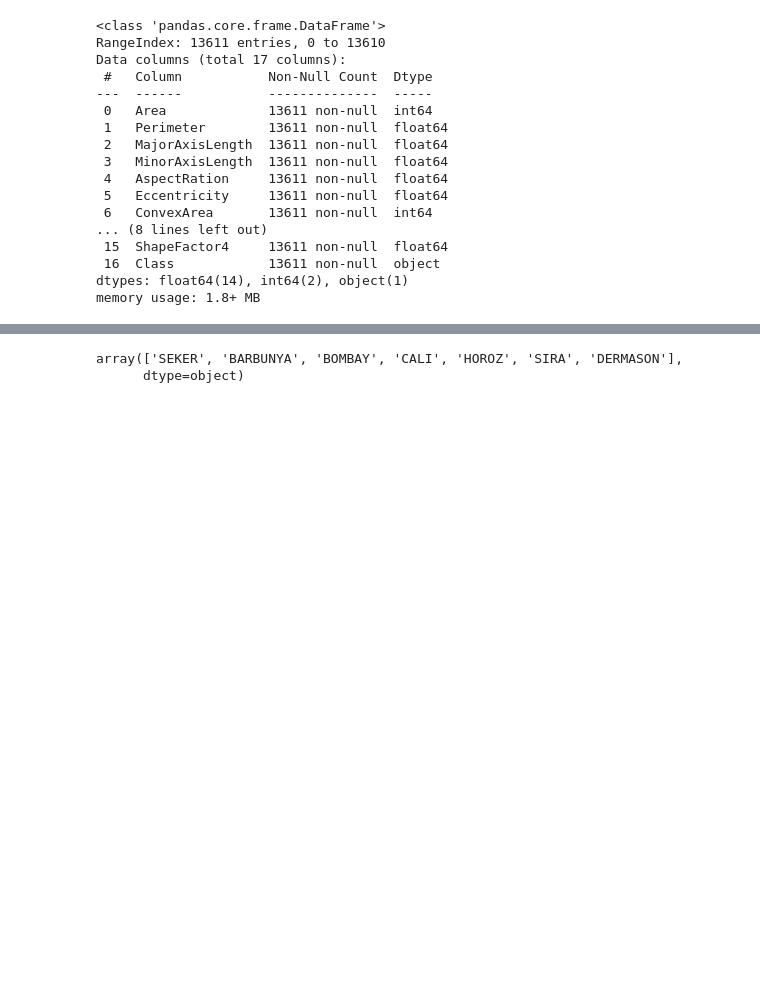
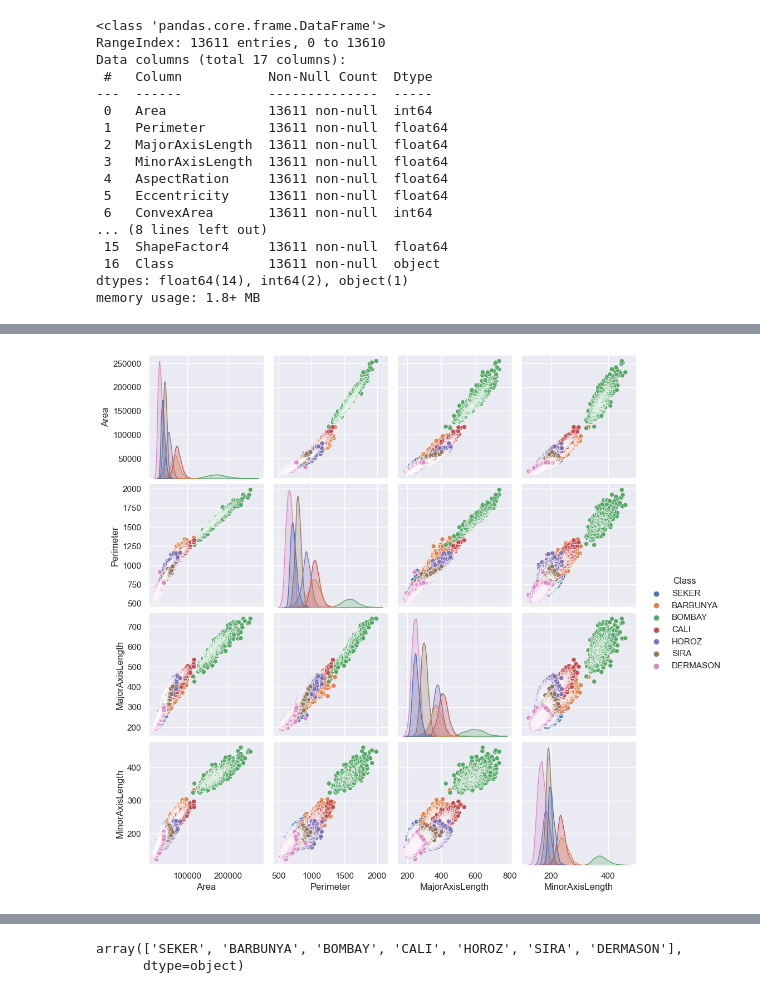
Before and after one commit to muralichavitlo/Ekeeda-Mini-Projects, a Jupyter notebook: Modelling using basic Supervised Learning methods/code.ipynb, the cells around one changed output, grey strips where cells are left out. Drawn from its saved outputs; the diff is of its cells as text; code cells hidden in the pictures; blank space fills up the shorter version.

```diff
--- a/Modelling using basic Supervised Learning methods/code.ipynb
+++ b/Modelling using basic Supervised Learning methods/code.ipynb
@@ -32,0 +55,4 @@ memory usage: 1.8+ MB
+# %%
+sns.pairplot(df[['Area', 'Perimeter', 'MajorAxisLength', 'MinorAxisLength', 'Class']], hue='Class');
+# %% [output]
+[figure, added]
```
Also changed, not shown: parts of 35 cells of this notebook, 1 other file.
